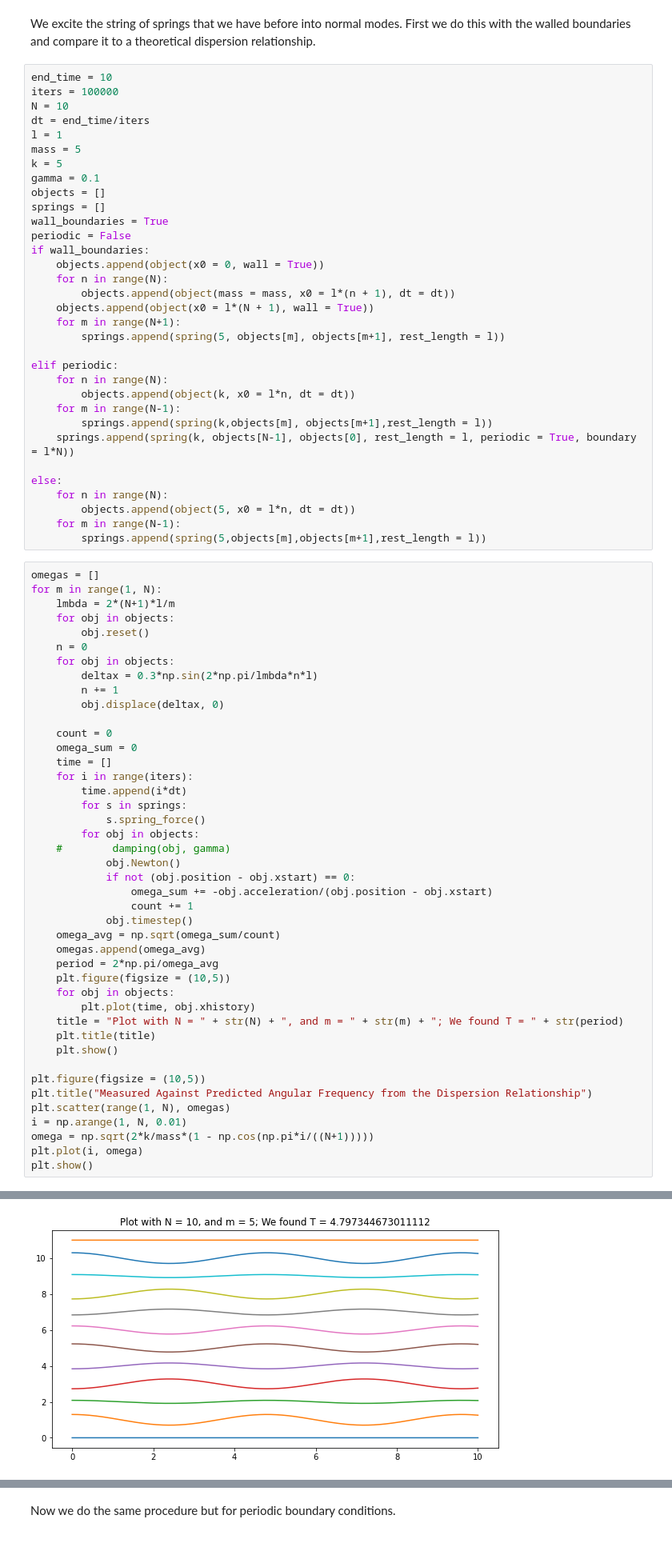
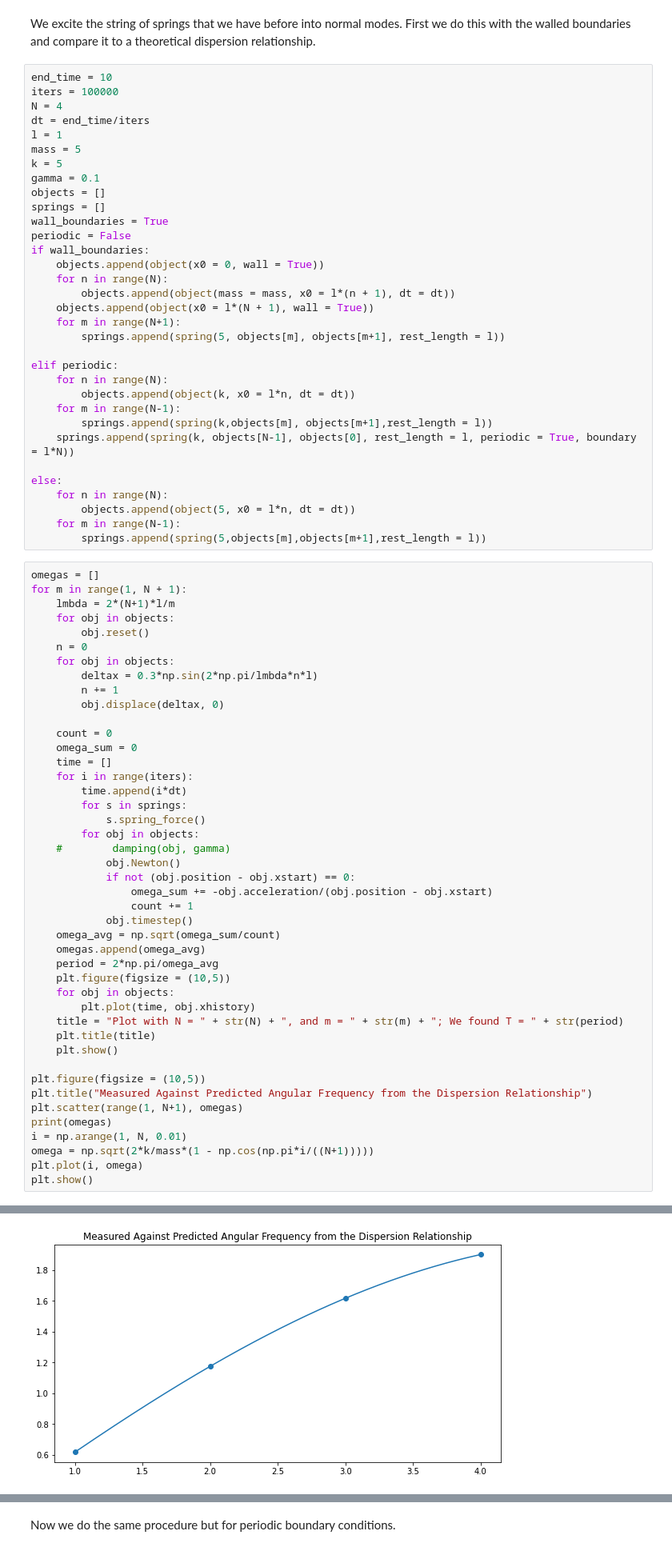
Before and after one commit to project-ida/phonons, a Jupyter notebook: string.ipynb, the cells around one changed output, grey strips where cells are left out. Shown at 80% size. Drawn from its saved outputs; the diff is of its cells as text.

```diff
--- a/string.ipynb
+++ b/string.ipynb
@@ -324,7 +324,7 @@ We excite the string of springs that we have before into normal modes. First we
 # %%
 end_time = 10
 iters = 100000
-N = 10
+N = 4
 dt = end_time/iters
 l = 1
 mass = 5
@@ -356,7 +356,7 @@ else:
         springs.append(spring(5,objects[m],objects[m+1],rest_length = l))
 # %%
 omegas = []
-for m in range(1, N):
+for m in range(1, N + 1):
     lmbda = 2*(N+1)*l/m
     for obj in objects:
         obj.reset()
@@ -392,7 +392,8 @@ for m in range(1, N):
 
 plt.figure(figsize = (10,5))
 plt.title("Measured Against Predicted Angular Frequency from the Dispersion Relationship")
-plt.scatter(range(1, N), omegas)
+plt.scatter(range(1, N+1), omegas)
+print(omegas)
 i = np.arange(1, N, 0.01)
 omega = np.sqrt(2*k/mass*(1 - np.cos(np.pi*i/((N+1)))))
 plt.plot(i, omega)
@@ -405 +407 @@ plt.show()
-[figure, old version]
+[figure, new version]
```
Also changed, not shown: parts of 8 cells of this notebook.
